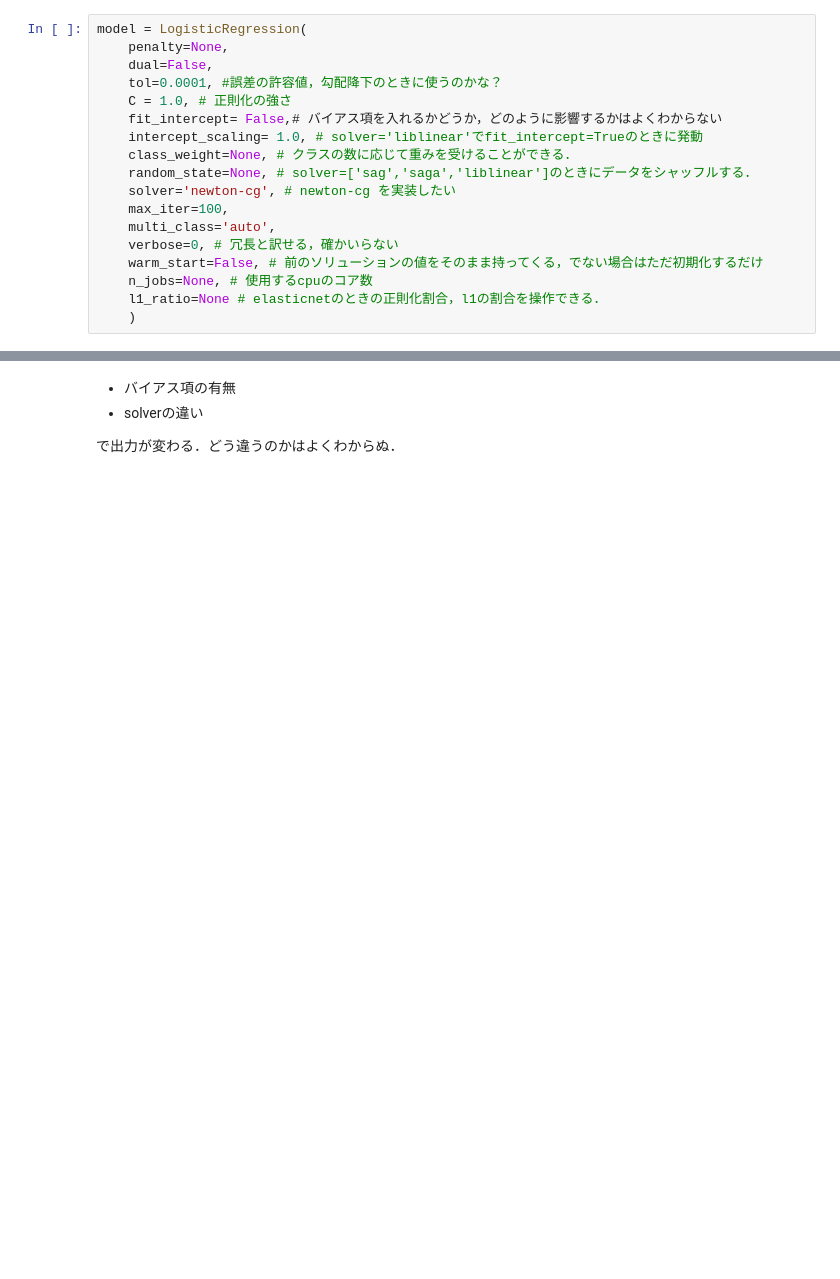
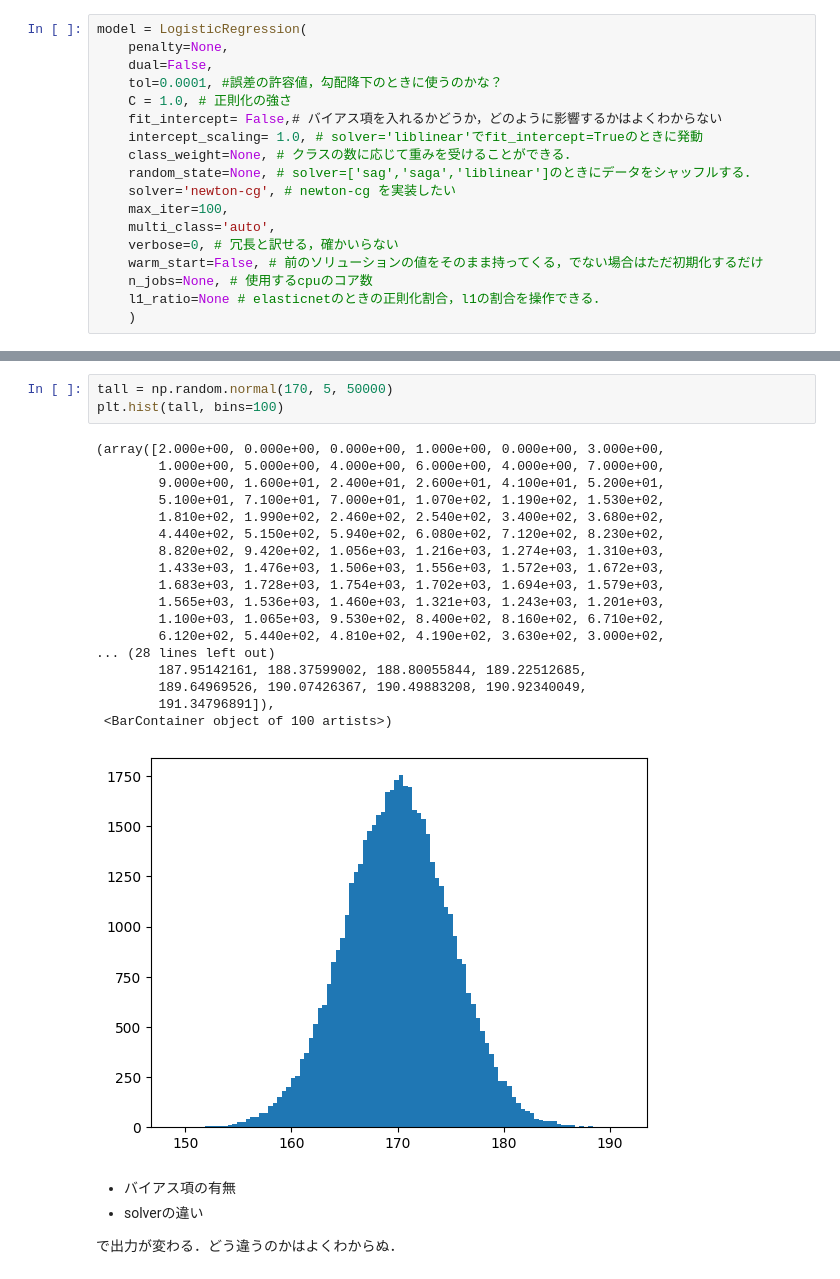
Before and after one commit to Takahashi-Kaisei/machine-learning, a Jupyter notebook: notebook/logistic_regression.ipynb, the cells around one changed output, grey strips where cells are left out. Drawn from its saved outputs; the diff is of its cells as text; blank space fills up the shorter version.

```diff
--- a/notebook/logistic_regression.ipynb
+++ b/notebook/logistic_regression.ipynb
@@ -90,3 +141,25 @@ print(accuracy_score(y, pred))
+# %%
+tall = np.random.normal(170, 5, 50000)
+plt.hist(tall, bins=100)
+# %% [output]
+(array([2.000e+00, 0.000e+00, 0.000e+00, 1.000e+00, 0.000e+00, 3.000e+00,
+        1.000e+00, 5.000e+00, 4.000e+00, 6.000e+00, 4.000e+00, 7.000e+00,
+        9.000e+00, 1.600e+01, 2.400e+01, 2.600e+01, 4.100e+01, 5.200e+01,
+        5.100e+01, 7.100e+01, 7.000e+01, 1.070e+02, 1.190e+02, 1.530e+02,
+        1.810e+02, 1.990e+02, 2.460e+02, 2.540e+02, 3.400e+02, 3.680e+02,
+        4.440e+02, 5.150e+02, 5.940e+02, 6.080e+02, 7.120e+02, 8.230e+02,
+        8.820e+02, 9.420e+02, 1.056e+03, 1.216e+03, 1.274e+03, 1.310e+03,
+        1.433e+03, 1.476e+03, 1.506e+03, 1.556e+03, 1.572e+03, 1.672e+03,
+        1.683e+03, 1.728e+03, 1.754e+03, 1.702e+03, 1.694e+03, 1.579e+03,
+        1.565e+03, 1.536e+03, 1.460e+03, 1.321e+03, 1.243e+03, 1.201e+03,
+        1.100e+03, 1.065e+03, 9.530e+02, 8.400e+02, 8.160e+02, 6.710e+02,
+        6.120e+02, 5.440e+02, 4.810e+02, 4.190e+02, 3.630e+02, 3.000e+02,
+... (28 lines left out)
+        187.95142161, 188.37599002, 188.80055844, 189.22512685,
+        189.64969526, 190.07426367, 190.49883208, 190.92340049,
+        191.34796891]),
+ <BarContainer object of 100 artists>)
+[figure, added]
 # %% [markdown]
 - バイアス項の有無
 - solverの違い
```
Also changed, not shown: parts of 25 cells of this notebook.
